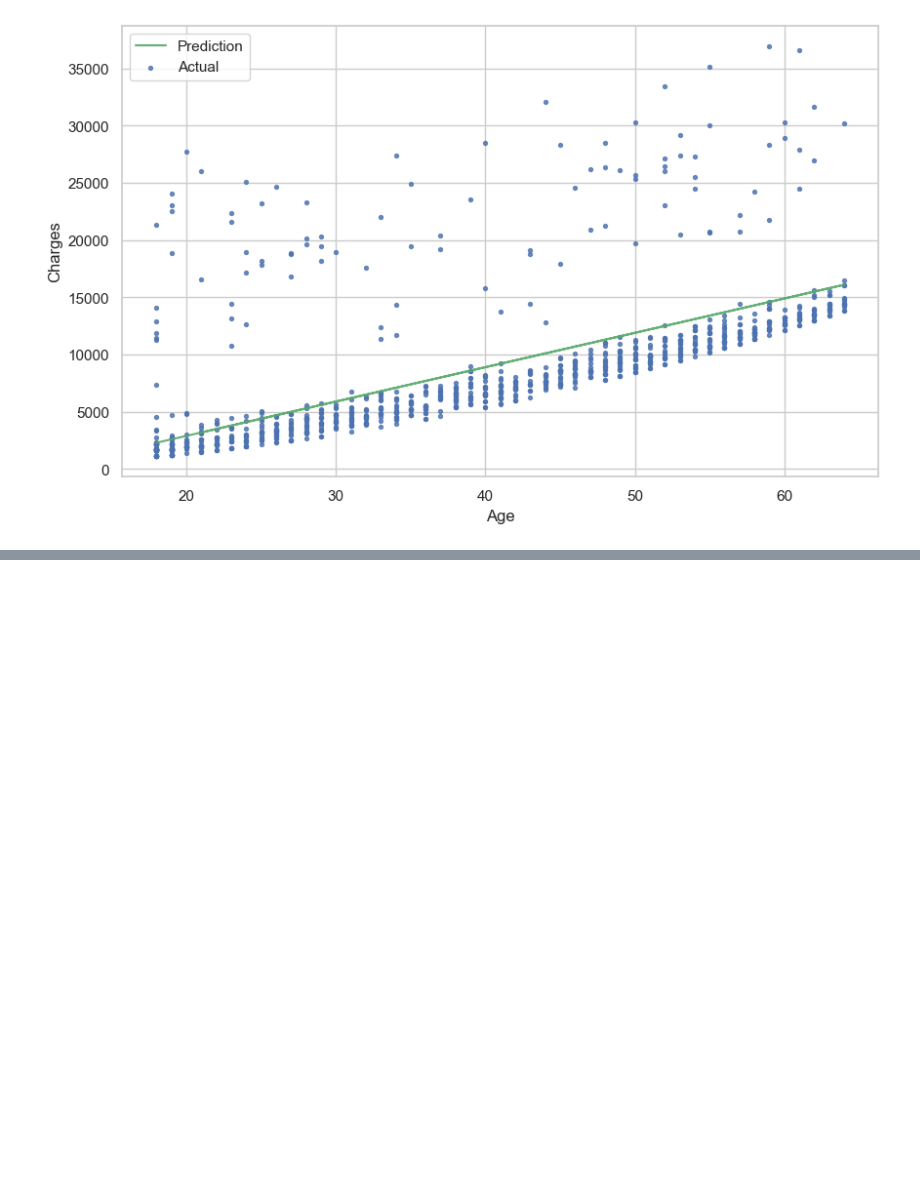
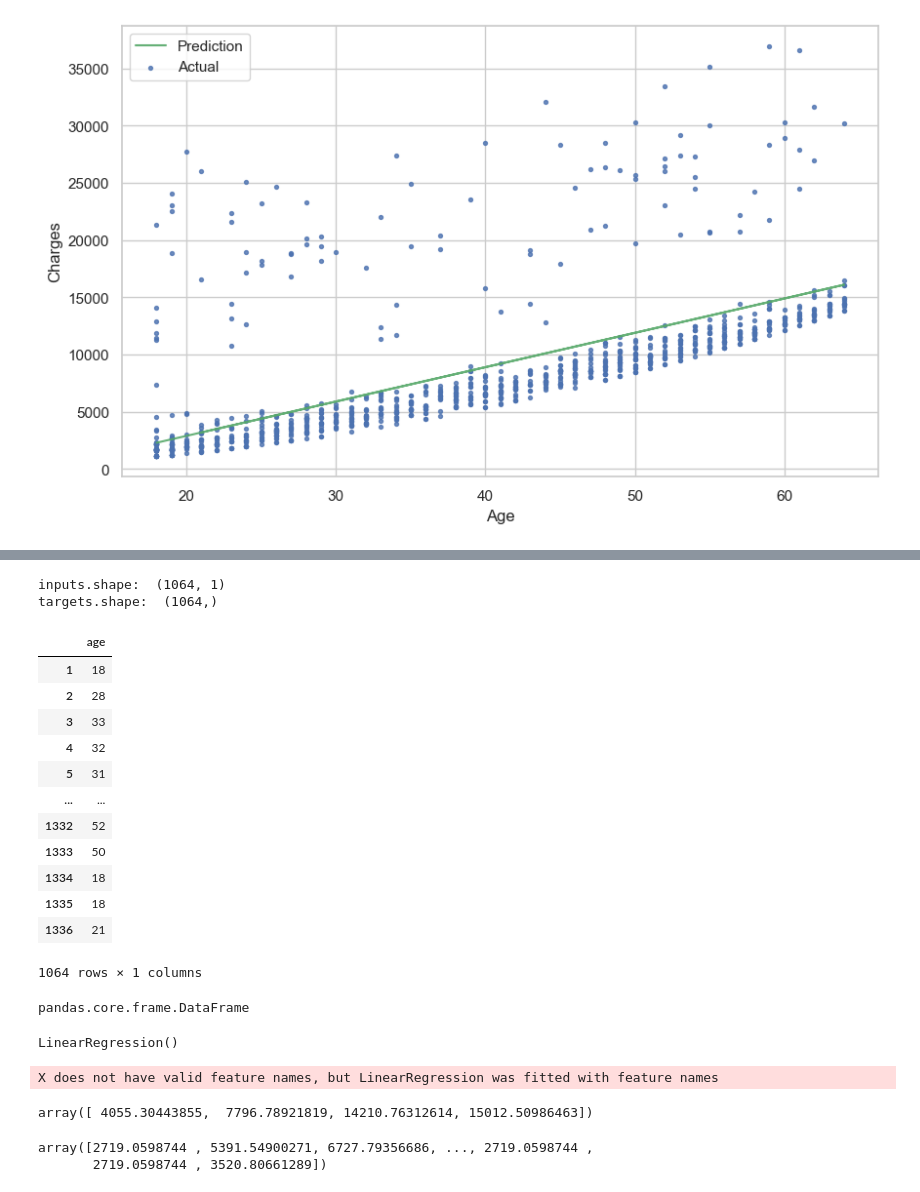
Before and after one commit to gachempa/KRBV0723, a Jupyter notebook: MachineLearning/ML-MedicalCharges.ipynb, the cells around one changed output, grey strips where cells are left out. Drawn from its saved outputs; the diff is of its cells as text; code cells hidden in the pictures; blank space fills up the shorter version.

Commit message:
linear regression ... ML continuation..

```diff
--- a/MachineLearning/ML-MedicalCharges.ipynb
+++ b/MachineLearning/ML-MedicalCharges.ipynb
@@ -346,0 +369,46 @@ RMSE Loss:  4693.682693764675
+# %%
+inputs=non_smoker_df[['age']]
+targets=non_smoker_df.charges
+print('inputs.shape: ',inputs.shape)
+print('targets.shape: ',targets.shape)
+# %% [output]
+inputs.shape:  (1064, 1)
+targets.shape:  (1064,)
+# %%
+inputs
+# %% [output]
+|  | age |
+| 1 | 18 |
+| 2 | 28 |
+| 3 | 33 |
+| 4 | 32 |
+| 5 | 31 |
+| ... | ... |
+| 1332 | 52 |
+| 1333 | 50 |
+| 1334 | 18 |
+| 1335 | 18 |
+| 1336 | 21 |
+1064 rows × 1 columns
+# %%
+type(inputs)
+# %% [output]
+pandas.core.frame.DataFrame
+# %%
+model.fit(inputs,targets)
+# %% [output]
+LinearRegression()
+# %%
+model.predict(np.array([[23],
+                        [37],
+                        [61],
+                        [64]]))
+# %% [output]
+X does not have valid feature names, but LinearRegression was fitted with feature names
+array([ 4055.30443855,  7796.78921819, 14210.76312614, 15012.50986463])
+# %%
+predictions=model.predict(inputs)
+predictions
+# %% [output]
+array([2719.0598744 , 5391.54900271, 6727.79356686, ..., 2719.0598744 ,
+       2719.0598744 , 3520.80661289])
```
Also changed, not shown: parts of 2 cells of this notebook.
